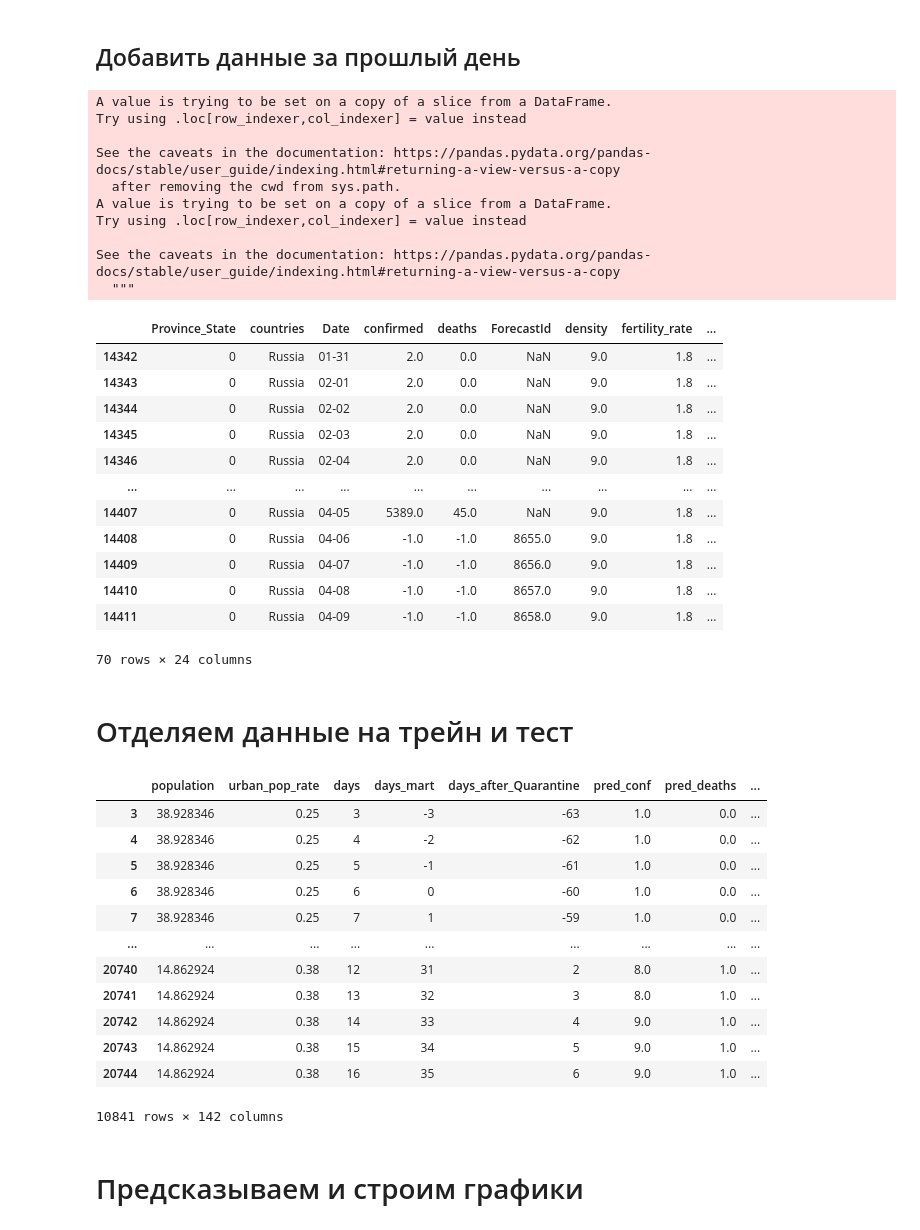
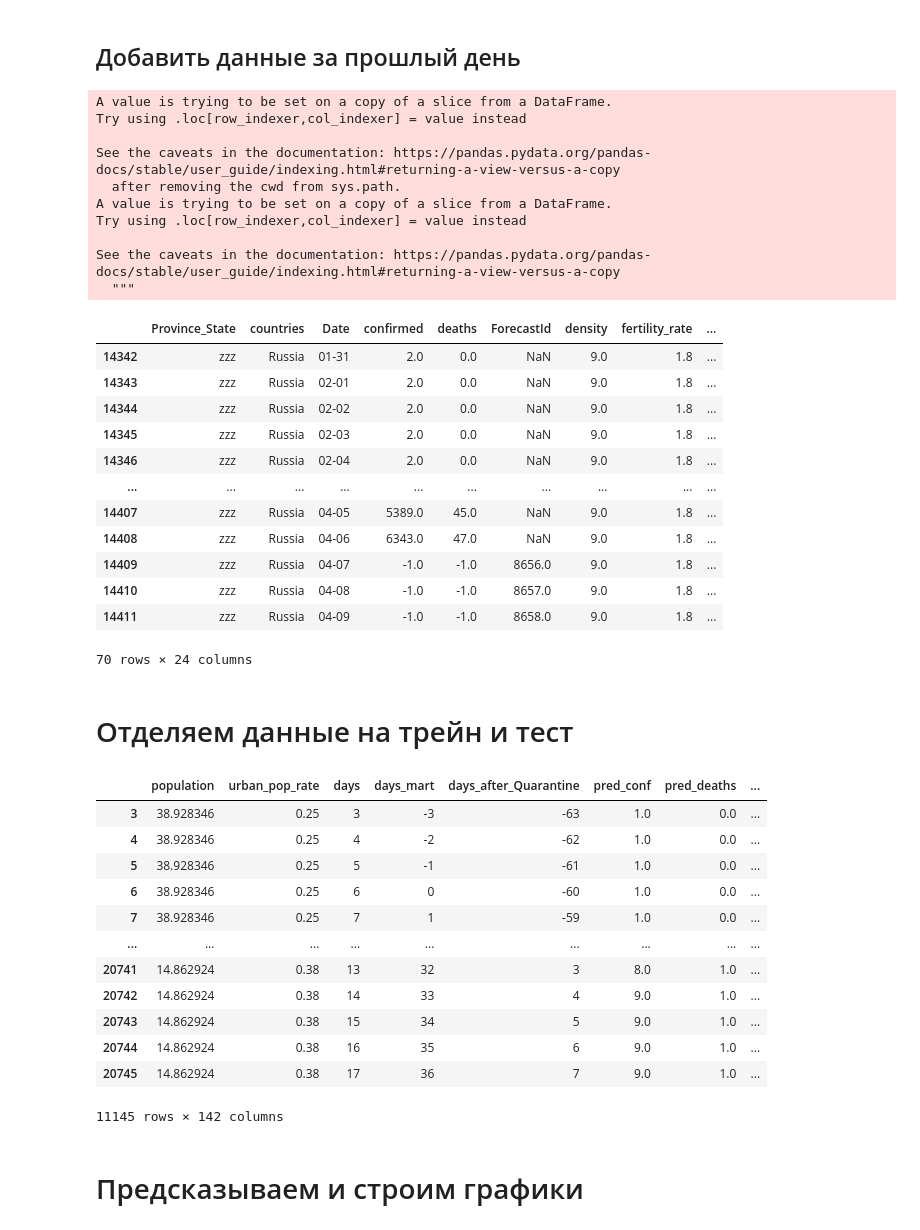
Before and after one commit to vlomme/sberbank-covid19-forecast-2020, a Jupyter notebook: covid_kaggle.ipynb, the cells around one changed output. Cells and saved outputs as stored; diff of their text form; code cells hidden in the pictures.

```diff
--- a/covid_kaggle.ipynb
+++ b/covid_kaggle.ipynb
@@ -33,7 +31,7 @@ new_data[new_data.days_mart == days_x][new_data.countries =="Australia"]
 # %%
 test = pd.read_csv("/content/test.csv")
 train = pd.read_csv("/content/train.csv")
-test = test[test.Date > "2020-04-05"]
+test = test[test.Date > "2020-04-06"]
 all_data = pd.concat([train, test],ignore_index=True).sort_values(by=['Country_Region','Province_State','Date'])
 all_data['ConfirmedCases'] = all_data['ConfirmedCases'].fillna(-1)
 all_data['Fatalities'] = all_data['Fatalities'].fillna(-1)
@@ -59,7 +57,7 @@ all_data['world_share'] = all_data['world_share'].fillna(countries_mean['world_s
 all_data['Quarantine'] = all_data['Quarantine'].fillna("2020-04-30")
 
 all_data.drop(['Id'], axis='columns',inplace=True)
-all_data['Province_State'] = all_data['Province_State'].fillna(0)
+all_data['Province_State'] = all_data['Province_State'].fillna("zzz")
 # %%
 all_data
 # %% [output]
@@ -143,23 +141,23 @@ Try using .loc[row_indexer,col_indexer] = value instead
 See the caveats in the documentation: https://pandas.pydata.org/pandas-docs/stable/user_guide/indexing.html#returning-a-view-versus-a-copy
   """
 |  | Province_State | countries | Date | confirmed | deaths | ForecastId | density | fertility_rate | ... |
-| 14342 | 0 | Russia | 01-31 | 2.0 | 0.0 | NaN | 9.0 | 1.8 | ... |
-| 14343 | 0 | Russia | 02-01 | 2.0 | 0.0 | NaN | 9.0 | 1.8 | ... |
-| 14344 | 0 | Russia | 02-02 | 2.0 | 0.0 | NaN | 9.0 | 1.8 | ... |
-| 14345 | 0 | Russia | 02-03 | 2.0 | 0.0 | NaN | 9.0 | 1.8 | ... |
-| 14346 | 0 | Russia | 02-04 | 2.0 | 0.0 | NaN | 9.0 | 1.8 | ... |
+| 14342 | zzz | Russia | 01-31 | 2.0 | 0.0 | NaN | 9.0 | 1.8 | ... |
+| 14343 | zzz | Russia | 02-01 | 2.0 | 0.0 | NaN | 9.0 | 1.8 | ... |
+| 14344 | zzz | Russia | 02-02 | 2.0 | 0.0 | NaN | 9.0 | 1.8 | ... |
+| 14345 | zzz | Russia | 02-03 | 2.0 | 0.0 | NaN | 9.0 | 1.8 | ... |
+| 14346 | zzz | Russia | 02-04 | 2.0 | 0.0 | NaN | 9.0 | 1.8 | ... |
 | ... | ... | ... | ... | ... | ... | ... | ... | ... | ... |
-| 14407 | 0 | Russia | 04-05 | 5389.0 | 45.0 | NaN | 9.0 | 1.8 | ... |
-| 14408 | 0 | Russia | 04-06 | -1.0 | -1.0 | 8655.0 | 9.0 | 1.8 | ... |
-| 14409 | 0 | Russia | 04-07 | -1.0 | -1.0 | 8656.0 | 9.0 | 1.8 | ... |
-| 14410 | 0 | Russia | 04-08 | -1.0 | -1.0 | 8657.0 | 9.0 | 1.8 | ... |
-| 14411 | 0 | Russia | 04-09 | -1.0 | -1.0 | 8658.0 | 9.0 | 1.8 | ... |
+| 14407 | zzz | Russia | 04-05 | 5389.0 | 45.0 | NaN | 9.0 | 1.8 | ... |
+| 14408 | zzz | Russia | 04-06 | 6343.0 | 47.0 | NaN | 9.0 | 1.8 | ... |
+| 14409 | zzz | Russia | 04-07 | -1.0 | -1.0 | 8656.0 | 9.0 | 1.8 | ... |
+| 14410 | zzz | Russia | 04-08 | -1.0 | -1.0 | 8657.0 | 9.0 | 1.8 | ... |
+| 14411 | zzz | Russia | 04-09 | -1.0 | -1.0 | 8658.0 | 9.0 | 1.8 | ... |
 70 rows × 24 columns
 # %% [markdown]
 # Отделяем данные на трейн и тест
 # %%
 #Выберите день начала приватных данных начиная с 1 марта
-days_x = 36
+days_x = 37
 model_Confirmed, model_Death = {}, {}
 
 log_labels = False
@@ -173,39 +171,39 @@ data3.population = data3.population/10**6
 #Представляем штат в one_hot
 one_hot = pd.get_dummies(data3['Province_State'])
 data3 = data3.join(one_hot)
 
 
 #Отделяем пару стран на тест
 data_Korea = data3[(data3.countries == 'Korea, South') & (data3.confirmed > 0)]
 data_Russia = data3[(data3.countries == 'Russia') & (data3.confirmed > 0)]
 
 #Приватные данные
 new_data = data3[data2.days_mart >= days_x]
 old_data = data3[data2.days_mart < days_x]
 old_data = old_data[(old_data.countries != 'Russia')&(old_data.countries != 'Korea, South')]
 
 #Логорифмируем предсказания
 #old_data["confirmed"] = log(old_data.confirmed)
 
 #Убираем ответ из данных
 train_labels = old_data.confirmed
 train_death = old_data.deaths
 train_data = old_data.drop(['Province_State', 'ForecastId','confirmed','countries','deaths'], axis='columns')
 train_data
 # %% [output]
 |  | population | urban_pop_rate | days | days_mart | days_after_Quarantine | pred_conf | pred_deaths | ... |
 | 3 | 38.928346 | 0.25 | 3 | -3 | -63 | 1.0 | 0.0 | ... |
 | 4 | 38.928346 | 0.25 | 4 | -2 | -62 | 1.0 | 0.0 | ... |
 | 5 | 38.928346 | 0.25 | 5 | -1 | -61 | 1.0 | 0.0 | ... |
 | 6 | 38.928346 | 0.25 | 6 | 0 | -60 | 1.0 | 0.0 | ... |
 | 7 | 38.928346 | 0.25 | 7 | 1 | -59 | 1.0 | 0.0 | ... |
 | ... | ... | ... | ... | ... | ... | ... | ... | ... |
-| 20740 | 14.862924 | 0.38 | 12 | 31 | 2 | 8.0 | 1.0 | ... |
 | 20741 | 14.862924 | 0.38 | 13 | 32 | 3 | 8.0 | 1.0 | ... |
 | 20742 | 14.862924 | 0.38 | 14 | 33 | 4 | 9.0 | 1.0 | ... |
 | 20743 | 14.862924 | 0.38 | 15 | 34 | 5 | 9.0 | 1.0 | ... |
 | 20744 | 14.862924 | 0.38 | 16 | 35 | 6 | 9.0 | 1.0 | ... |
+| 20745 | 14.862924 | 0.38 | 17 | 36 | 7 | 9.0 | 1.0 | ... |
-10841 rows × 142 columns
+11145 rows × 142 columns
 # %% [markdown]
 # Предсказываем и строим графики
 # %% [markdown]
```
Also changed, not shown: parts of 7 cells of this notebook.
